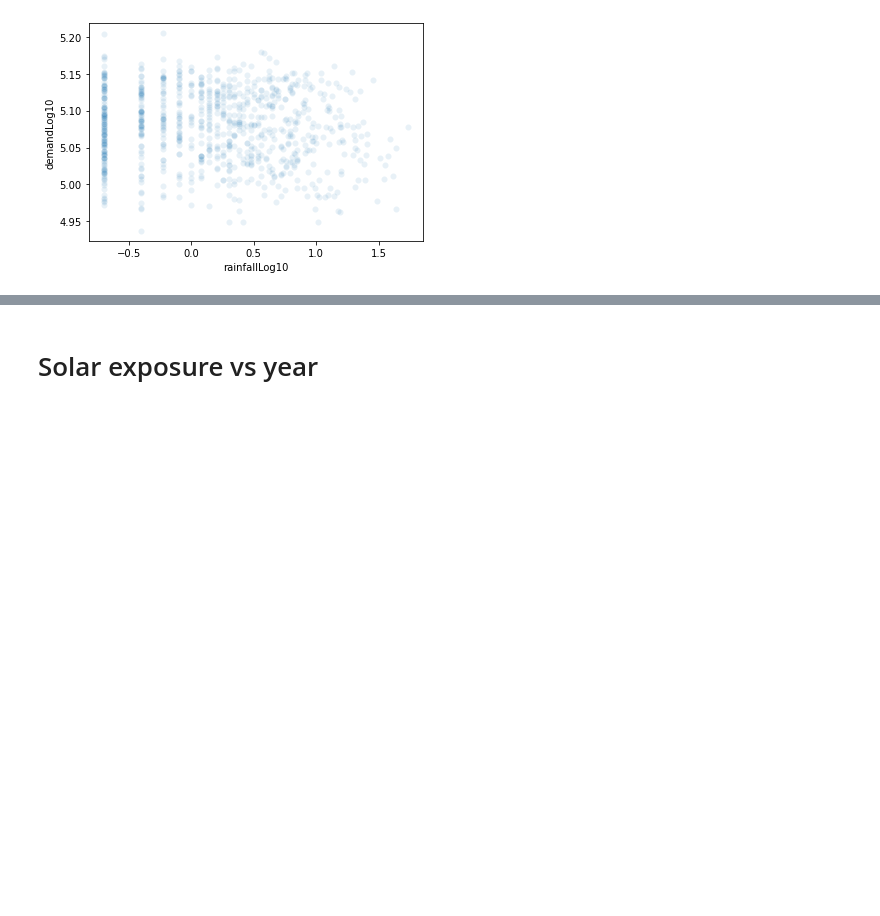
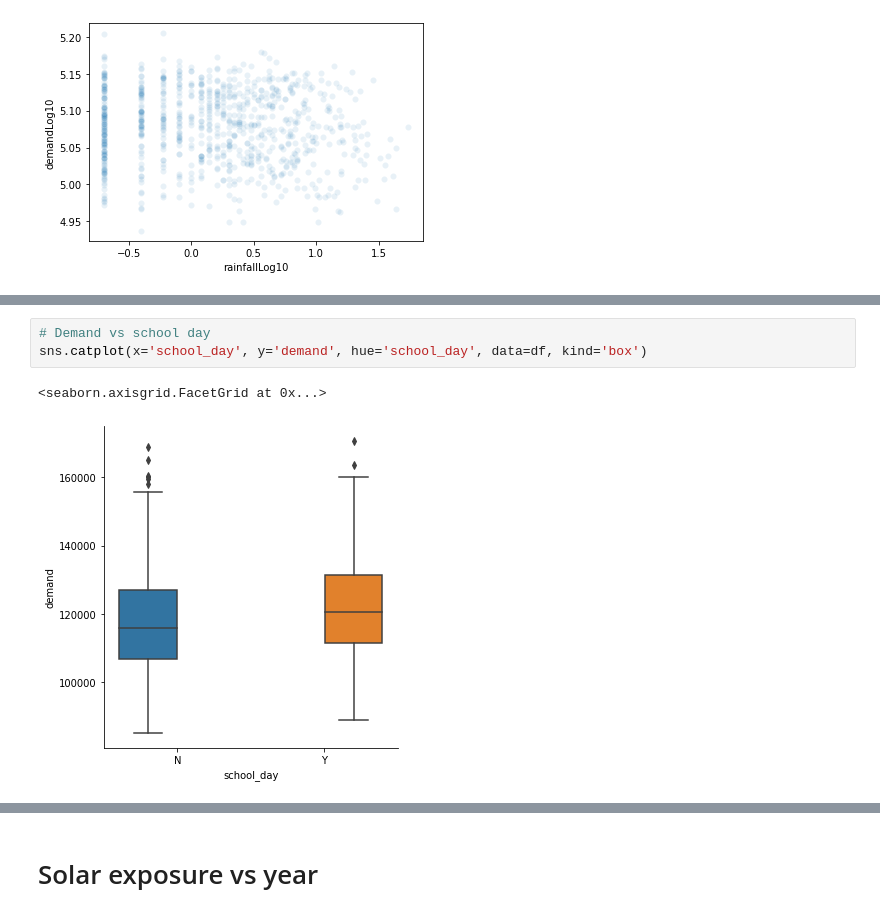
Before and after one commit to shlondon/ElectricityMarket-DataCamp, a Jupyter notebook: BrainStorm.ipynb, the cells around one changed output, grey strips where cells are left out. Drawn from its saved outputs; the diff is of its cells as text; blank space fills up the shorter version.

```diff
--- a/BrainStorm.ipynb
+++ b/BrainStorm.ipynb
@@ -551,0 +596,6 @@ plt.show()
+# %%
+# Demand vs school day
+sns.catplot(x='school_day', y='demand', hue='school_day', data=df, kind='box')
+# %% [output]
+<seaborn.axisgrid.FacetGrid at 0x...>
+[figure, added]
```
Also changed, not shown: parts of 8 cells of this notebook.
